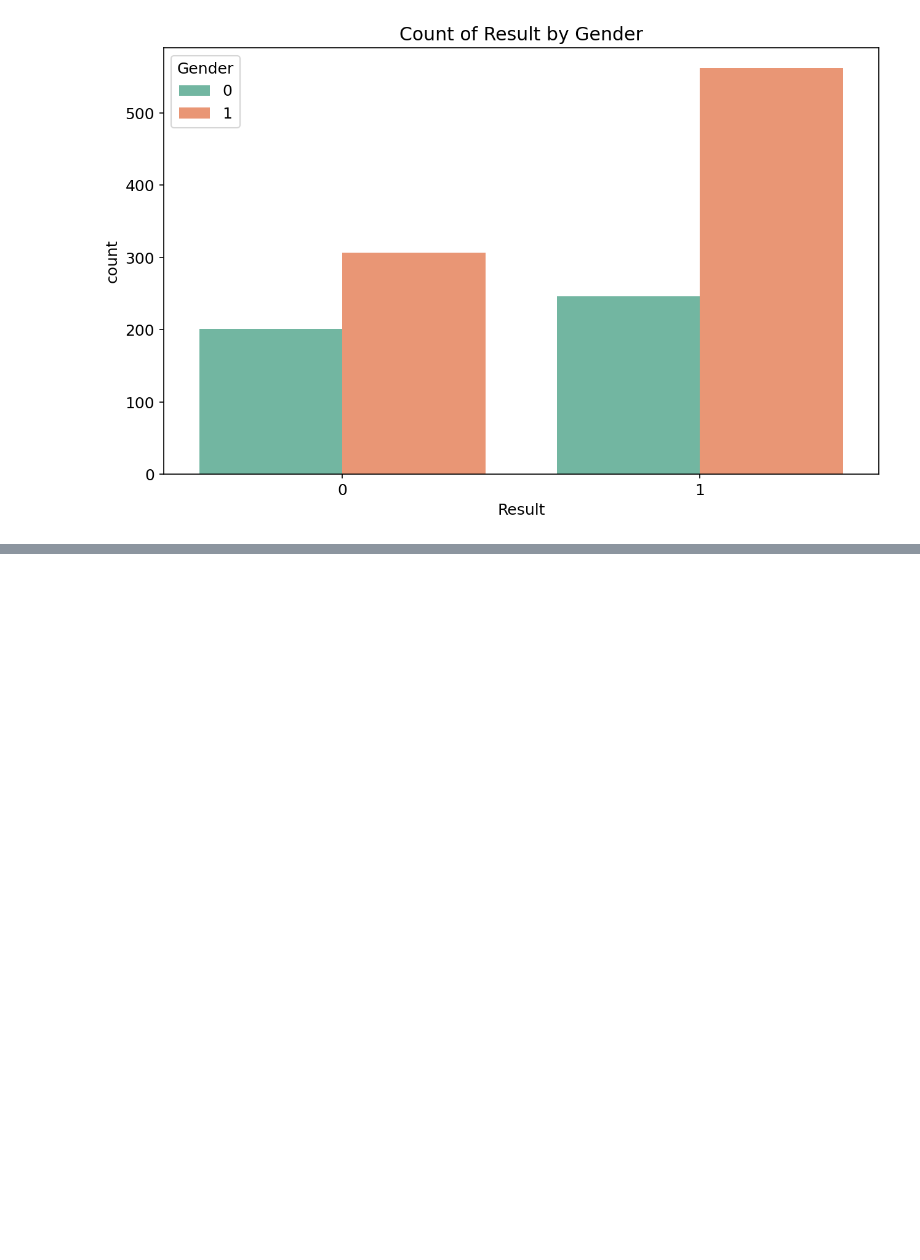
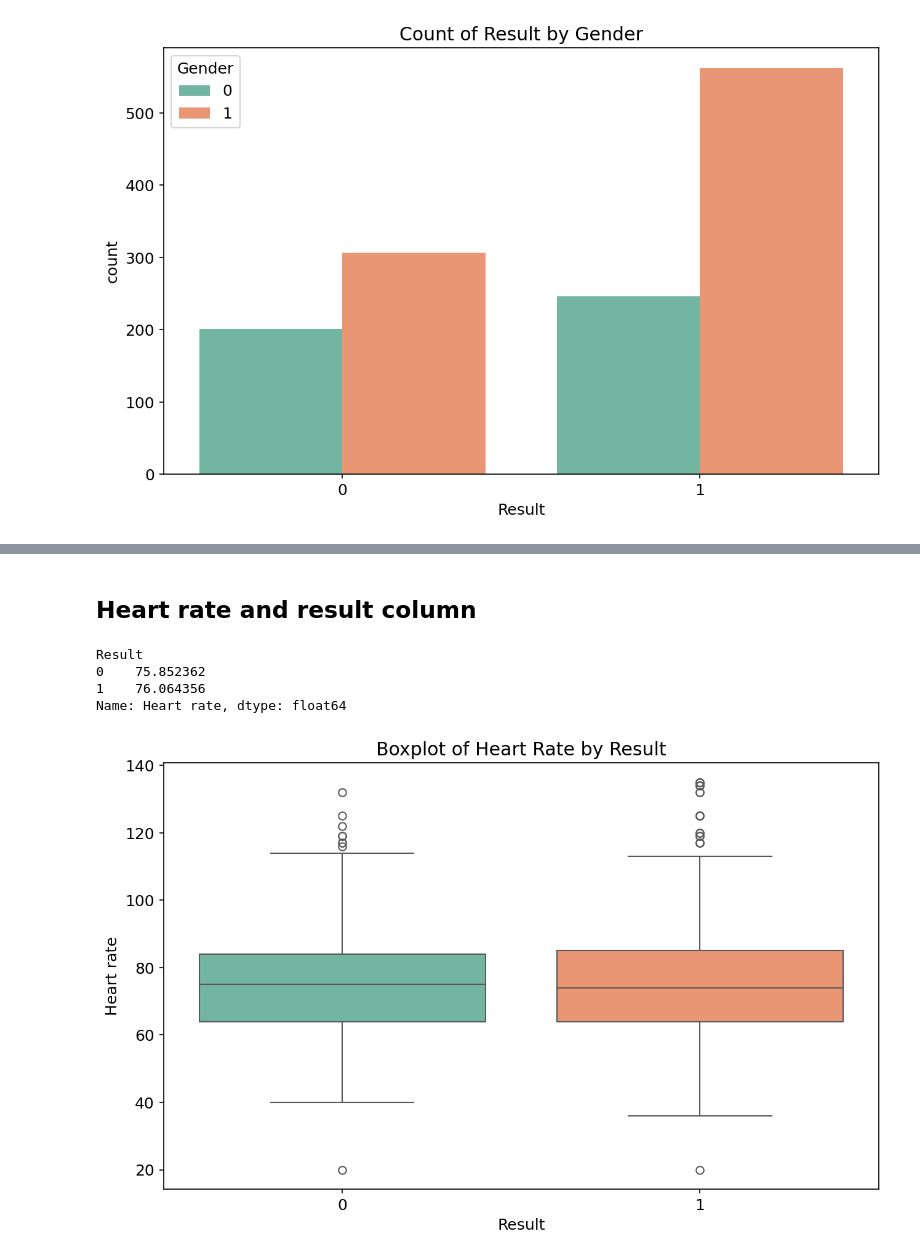
Before and after one commit to Jawad-Muzafar/EDA, a Jupyter notebook: Heart attack dataset/eda.ipynb, the cells around one changed output, grey strips where cells are left out. Drawn from its saved outputs; the diff is of its cells as text; code cells hidden in the pictures; blank space fills up the shorter version.

```diff
--- a/Heart attack dataset/eda.ipynb
+++ b/Heart attack dataset/eda.ipynb
@@ -776,0 +807,15 @@ plt.show()
+# %% [markdown]
+## **Heart rate and result column**
+# %%
+df.groupby('Result')['Heart rate'].mean()
+# %% [output]
+Result
+0    75.852362
+1    76.064356
+Name: Heart rate, dtype: float64
+# %%
+sns.boxplot(x='Result',y='Heart rate',data=df,palette='Set2')
+plt.title('Boxplot of Heart Rate by Result')
+plt.show()
+# %% [output]
+[figure, added]
```
Also changed, not shown: parts of 17 cells of this notebook.
